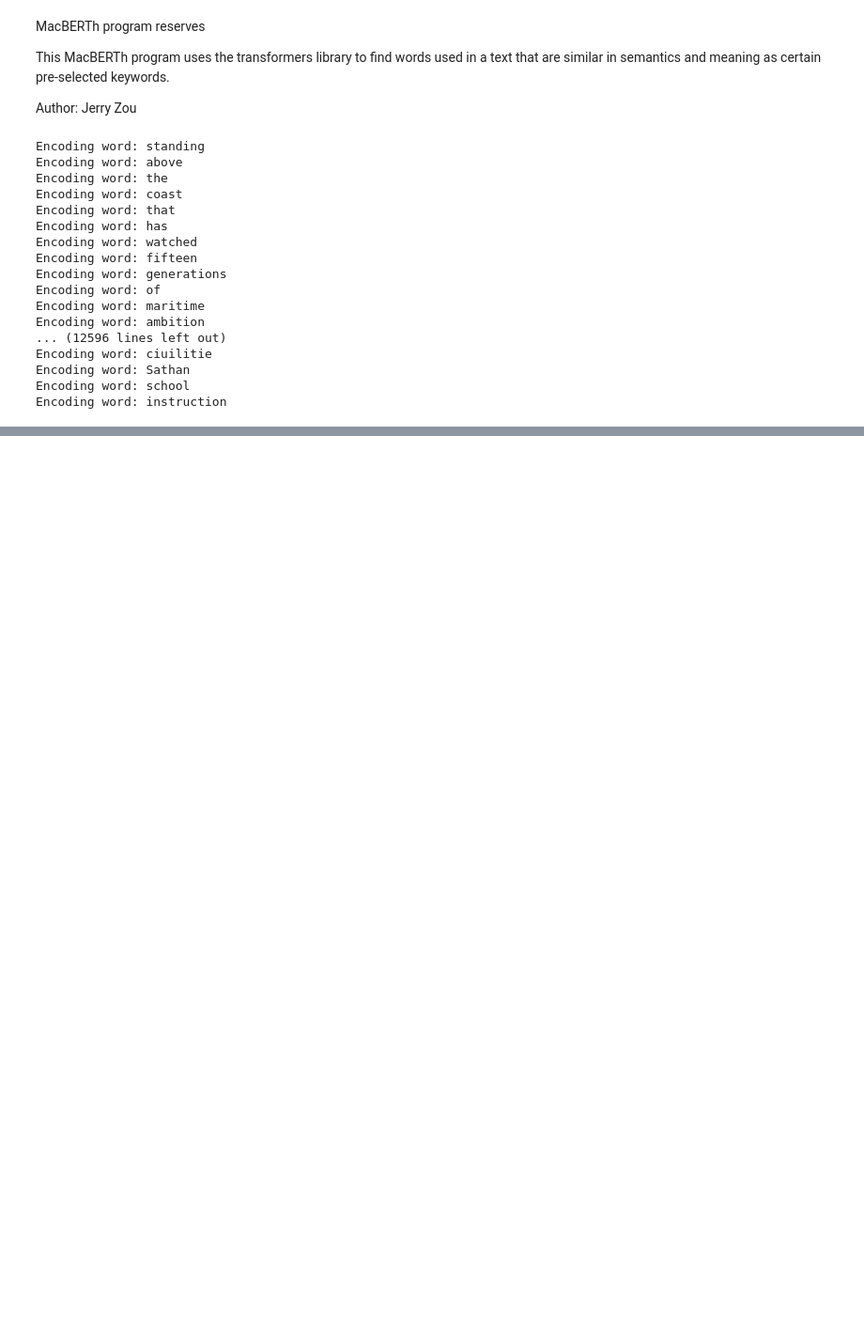
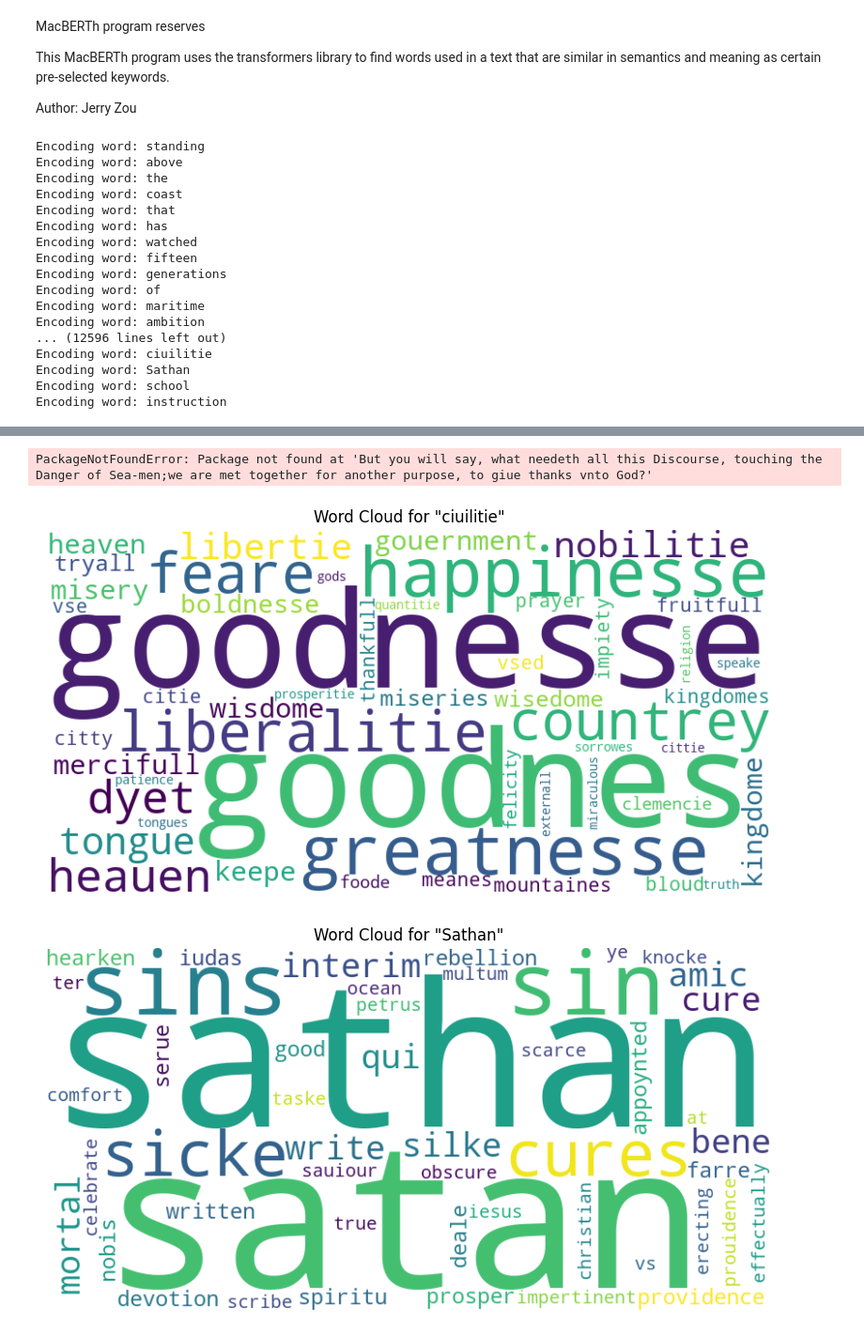
Before and after one commit to zzou21/ECBCData2024, a Jupyter notebook: WordSearch/EEBOWordSearch.ipynb, the cells around one changed output, grey strips where cells are left out. Shown at 94% size. Drawn from its saved outputs; the diff is of its cells as text; code cells hidden in the pictures; blank space fills up the shorter version.

Commit message:
added WordSearch

```diff
--- a/WordSearch/EEBOWordSearch.ipynb
+++ b/WordSearch/EEBOWordSearch.ipynb
@@ -76,7 +80,7 @@ def find_similar_words(keyword_embeddings, token_embeddings):
         similarities = []
         for token, token_emb in token_embeddings.items():
             sim = cosine_similarity(keyword_emb, token_emb)
-            similarities.append((token, sim[0][0]))
+            similarities.append((token, float(sim[0][0])))
         # Sort by similarity score in descending order
         similarities.sort(key=lambda x: x[1], reverse=True)
         similar_words[keyword] = similarities
@@ -84,8 +88,13 @@ def find_similar_words(keyword_embeddings, token_embeddings):
 
 similar_words = find_similar_words(tokenKeywordEmbeddings, tokenTextEmbedding)
 
+shortenedSimilarWords = {}
+
 for keyword, words in similar_words.items():
-    print(f"Words similar to '{keyword}':")
-    for word, similarity in words[:10]:
-        print(f" {word}: {similarity}")
+    #print(f"Words similar to '{keyword}':")
+    for word, similarity in words[:50]:
+        #print(f" {word}: {similarity}")
+        shortenedSimilarWords[keyword] = words[:12]
+
+print(shortenedSimilarWords)
 # %% [output]
@@ -108,0 +110,35 @@ Words similar to 'Sathan':
+# %%
+#Presentation
+def encode_text(text, tokenizer, model):
+    inputs = tokenizer(text, return_tensors="pt", truncation=True, padding="max_length", max_length=128)
+    with torch.no_grad():
+        print(inputs)
+        outputs = model(**inputs)
+    print(f"Encoding word: {text}")
+    return outputs.last_hidden_state.mean(dim=1)
+
+document_text = "But you will say, what needeth all this Discourse, touching the Danger of Sea-men;"\
+                "we are met together for another purpose, to giue thanks vnto God?"
+tokenizedText = preprocess_text(document_text)
+tokenTextEmbedding = {token: encode_text(token, tokenizer, model) for token in tokenizedText}
+# %% [output]
+PackageNotFoundError: Package not found at 'But you will say, what needeth all this Discourse, touching the Danger of Sea-men;we are met together for another purpose, to giue thanks vnto God?'
+# %%
+from wordcloud import WordCloud
+
+def plot_similar_words_wordcloud(similar_words, top_n=50):
+    for keyword, similarities in similar_words.items():
+        word_freq = {word: score for word, score in similarities[:top_n]}
+        wordcloud = WordCloud(width=800, height=400, background_color='white').generate_from_frequencies(word_freq)
+
+        plt.figure(figsize=(10, 6))
+        plt.imshow(wordcloud, interpolation='bilinear')
+        plt.axis('off')
+        plt.title(f'Word Cloud for "{keyword}"')
+        plt.show()
+
+# Plot word clouds for the top 50 similar words for each keyword
+plot_similar_words_wordcloud(similar_words, top_n=50)
+# %% [output]
+[figure, added]
+[figure, added]
```
Also changed, not shown: parts of 9 cells of this notebook, 7 other files.
